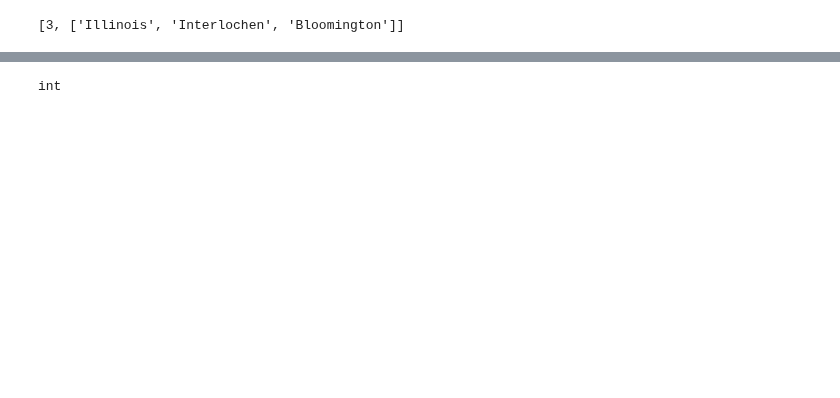
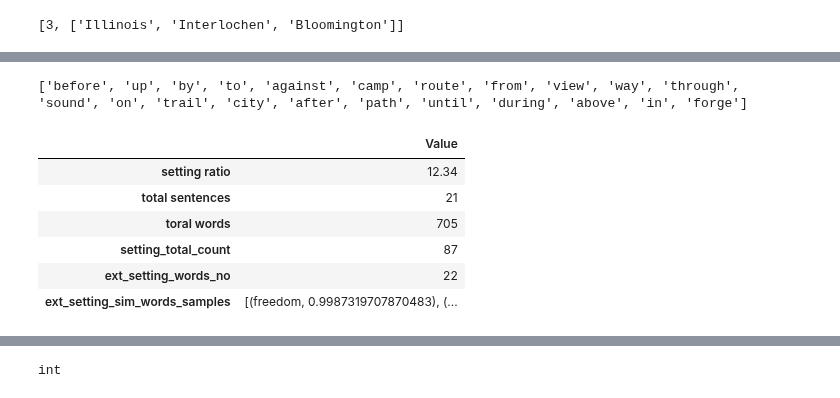
Before and after one commit to kwangilkimkenny/Story_Analysis, a Jupyter notebook: Accu-Critique/Setting/setting_for_dev.ipynb, the cells around one changed output, grey strips where cells are left out. Cells and saved outputs as stored; diff of their text form; code cells hidden in the pictures; blank space fills up the shorter version.

```diff
--- a/Accu-Critique/Setting/setting_for_dev.ipynb
+++ b/Accu-Critique/Setting/setting_for_dev.ipynb
@@ -54,0 +309,3 @@ result_setting
+# %%
+df = Setting_analysis(input_text)
+df
@@ -55,3 +334,20 @@ result_setting
+# %%
+df_ = pd.DataFrame(df, index = [
+                                'setting ratio','total sentences', 'toral words', 'setting_total_count',
+                                'ext_setting_words_no', 'ext_setting_sim_words_samples'
+                                ], columns = ['Value']
+                  )
+
+df_ # 이 겨래과에서는 92라는 숫자만 의미가 있지 >>> 총 문장에 setting를 표현한 수가 총 몇개인지 추출한 결과
+# %% [output]
+['before', 'up', 'by', 'to', 'against', 'camp', 'route', 'from', 'view', 'way', 'through', 'sound', 'on', 'trail', 'city', 'after', 'path', 'until', 'during', 'above', 'in', 'forge']
+|  | Value |
+| setting ratio | 12.34 |
+| total sentences | 21 |
+| toral words | 705 |
+| setting_total_count | 87 |
+| ext_setting_words_no | 22 |
+| ext_setting_sim_words_samples | [(freedom, 0.9987319707870483), (... |
 # %%
 # 1000명의 에세이 평균과 비교해서 ideal, overboard, lacking 구분할 것
 # %%
```
Also changed, not shown: parts of 5 cells of this notebook.
